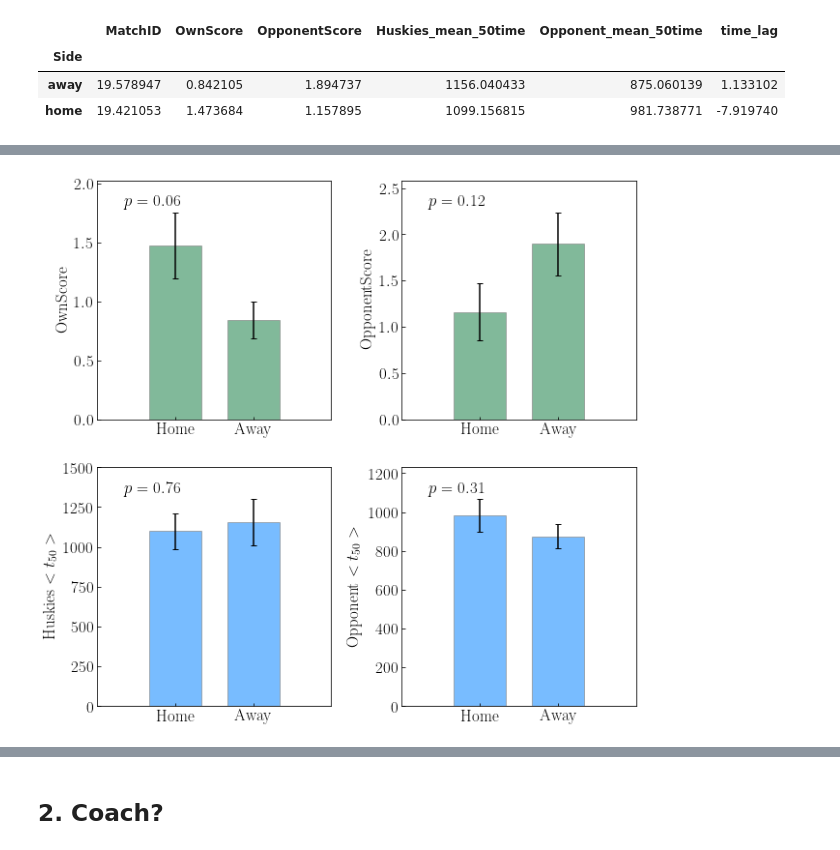
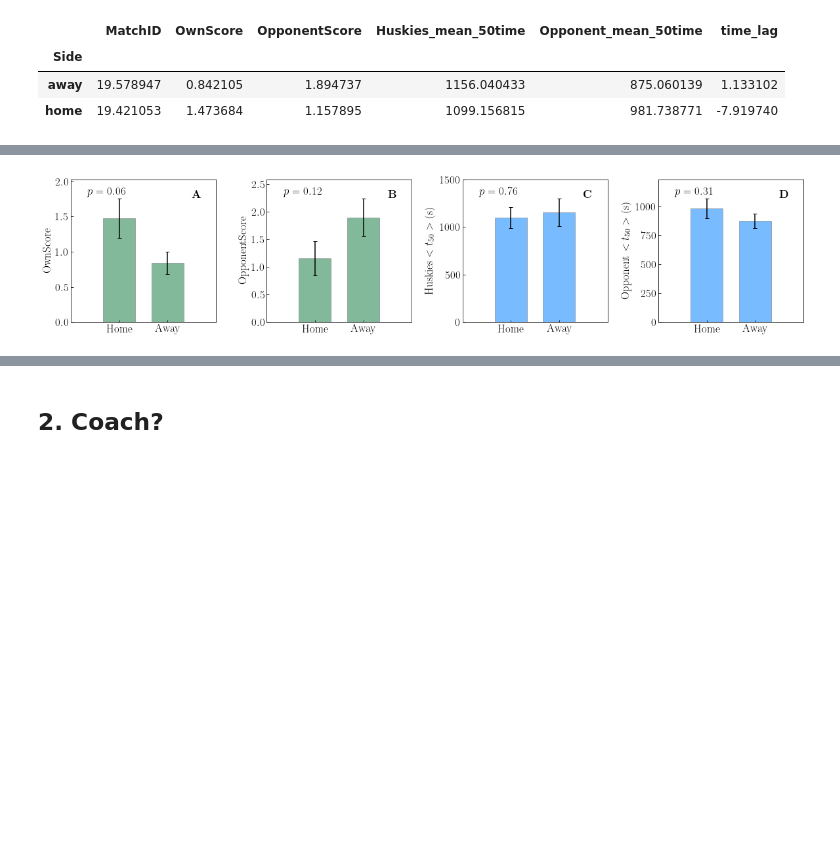
Before and after one commit to AstroJacobLi/FootballTeamStrategy, a Jupyter notebook: Network-adaptibility.ipynb, the cells around one changed output, grey strips where cells are left out. Drawn from its saved outputs; the diff is of its cells as text; code cells hidden in the pictures; blank space fills up the shorter version.

Commit message:
add figures

```diff
--- a/Network-adaptibility.ipynb
+++ b/Network-adaptibility.ipynb
@@ -58,45 +58,54 @@ df_home[:2]
 | 0 | 1 | Opponent1 | win | 1 | 0 | home | Coach1 | {'clustering_coeff': 0.0959114865... | ... |
 | 3 | 4 | Opponent4 | loss | 0 | 3 | home | Coach1 | {'clustering_coeff': 0.1334861234... | ... |
 # %%
-fig, axes = plt.subplots(2, 2, figsize=(10, 10))
+fig, axes = plt.subplots(1, 4, figsize=(20, 4))
 
 from scipy import stats
 ylabel_set = ['OwnScore', 'OpponentScore',
-              r'Huskies $<t_{50}>$', r'Opponent $<t_{50}>$']
+              r'Huskies $<t_{50}>$ (s)', r'Opponent $<t_{50}>$ (s)']
+
+tag_set = ['A', 'B', 'C', 'D', 'E', 'F']
 
 for ind, column in enumerate(['OwnScore', 'OpponentScore',
                               'Huskies_mean_50time', 'Opponent_mean_50time']):
-    ax = axes[ind // 2, ind % 2]
+    ax = axes[ind % 4]
 
     home = calc_mean_std(df_home[column])
     away = calc_mean_std(df_away[column])
 
     levene = stats.levene(df_home[column], df_away[column])
     ttest = stats.ttest_ind(df_home[column], df_away[column],
                             equal_var=(levene.pvalue > 0.10))
     pvalue = ttest.pvalue
 
     x_label = ['Home', 'Away']
     x_pos = [1.5, 3.0]
 
     ax.bar(x_pos, [home[0], away[0]],
            yerr=[home[1], away[1]],
            error_kw={'capsize': 3},
            width=1, color=color_func(pvalue),
            edgecolor='gray',
            alpha=0.6)
     ylim = ax.get_ylim()
     ax.text(0.5, ylim[1] - (ylim[1] - ylim[0]) * 0.02, r'$p={:.2f}$'.format(pvalue))
     ax.set_xlim(0, 4.5)
     ax.set_ylim(ylim[0], ylim[0] + 1.1 * (ylim[1] - ylim[0]))
     ax.set_xticks(x_pos)
     ax.set_xticklabels(x_label)
     ax.set_ylabel(ylabel_set[ind])
     ax.tick_params(direction='in')
 
-plt.subplots_adjust(wspace=0.3)
+    ax.text(3.9, ylim[1] - (ylim[1] - ylim[0]) * 0.02,
+            r'$\textbf{' + tag_set[ind] + '}$',
+            fontsize=17,
+            fontweight='bold',
+            horizontalalignment='center',
+            verticalalignment='center')
 
-#plt.savefig('./Draft/top6-network-params.pdf', dpi=200, bbox_inches='tight')
-#plt.savefig('./Draft/top6-network-params.png', dpi=200, bbox_inches='tight')
+plt.subplots_adjust(wspace=0.35)
+
+plt.savefig('./Draft/home-away-score.pdf', dpi=200, bbox_inches='tight')
+plt.savefig('./Draft/home-away-score.png', dpi=200, bbox_inches='tight')
 # %% [output]
-[figure, old version]
+[figure, new version]
```
Also changed, not shown: parts of 19 cells of this notebook, 28 other files.
